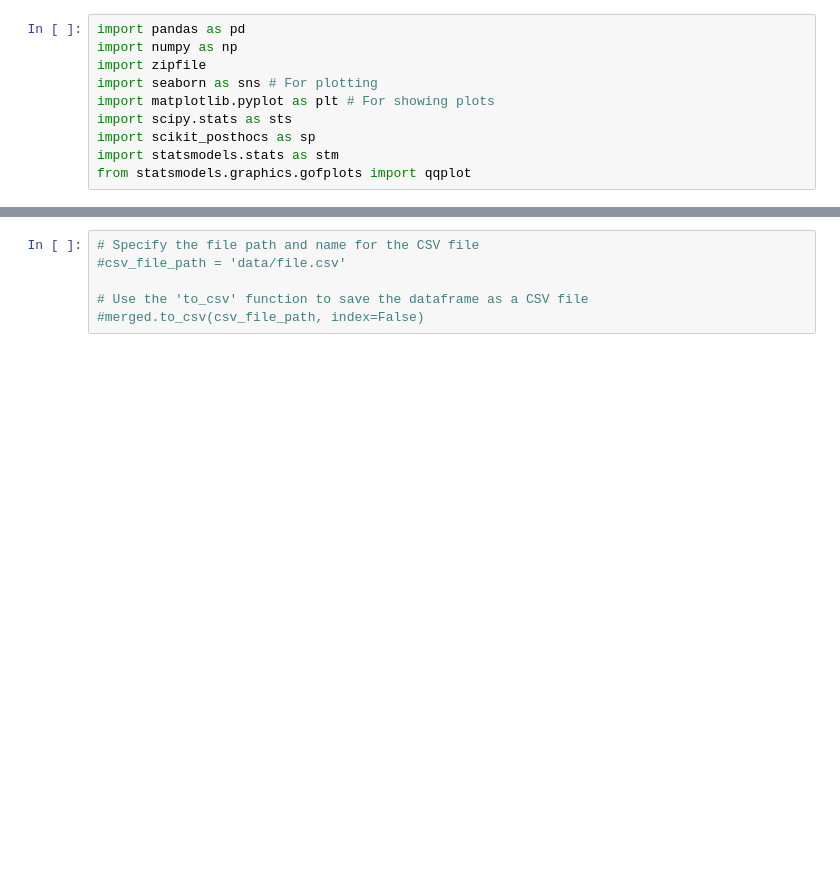
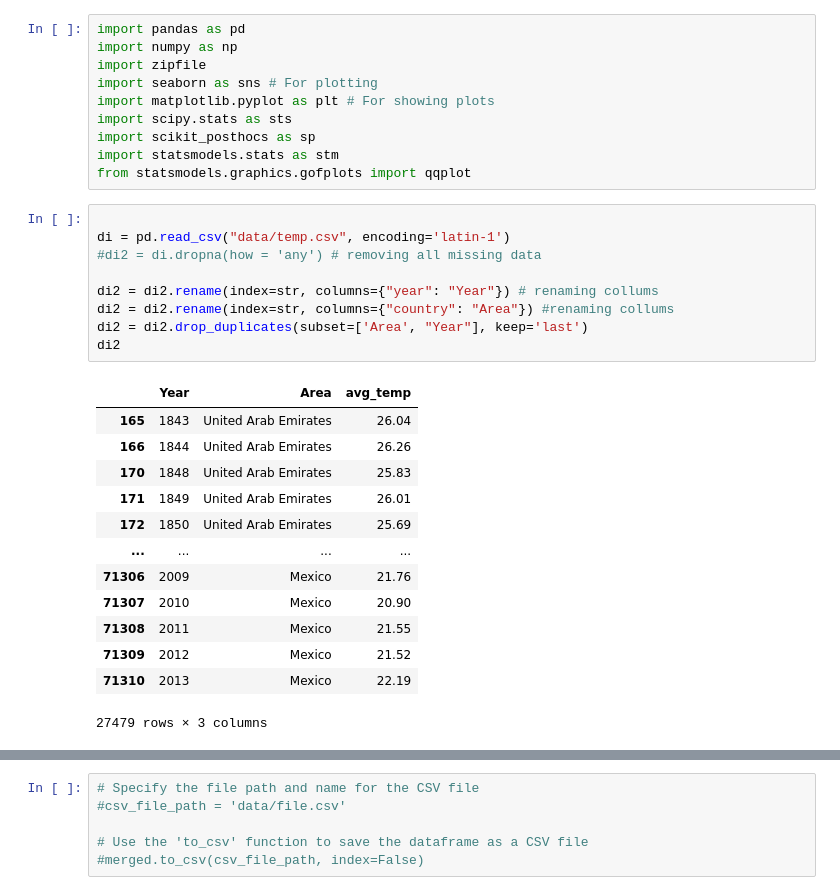
Before and after one commit to LucasJohannsenShadow/AVCD, a Jupyter notebook: Projet.ipynb, the cells around one changed output, grey strips where cells are left out. Drawn from its saved outputs; the diff is of its cells as text; blank space fills up the shorter version.

```diff
--- a/Projet.ipynb
+++ b/Projet.ipynb
@@ -8,5 +8,28 @@ import scipy.stats as sts
 import scikit_posthocs as sp
 import statsmodels.stats as stm
 from statsmodels.graphics.gofplots import qqplot
+# %%
+
+di = pd.read_csv("data/temp.csv", encoding='latin-1')
+#di2 = di.dropna(how = 'any') # removing all missing data
+
+di2 = di2.rename(index=str, columns={"year": "Year"}) # renaming collums
+di2 = di2.rename(index=str, columns={"country": "Area"}) #renaming collums
+di2 = di2.drop_duplicates(subset=['Area', "Year"], keep='last')
+di2
+# %% [output]
+|  | Year | Area | avg_temp |
+| 165 | 1843 | United Arab Emirates | 26.04 |
+| 166 | 1844 | United Arab Emirates | 26.26 |
+| 170 | 1848 | United Arab Emirates | 25.83 |
+| 171 | 1849 | United Arab Emirates | 26.01 |
+| 172 | 1850 | United Arab Emirates | 25.69 |
+| ... | ... | ... | ... |
+| 71306 | 2009 | Mexico | 21.76 |
+| 71307 | 2010 | Mexico | 20.90 |
+| 71308 | 2011 | Mexico | 21.55 |
+| 71309 | 2012 | Mexico | 21.52 |
+| 71310 | 2013 | Mexico | 22.19 |
+27479 rows × 3 columns
 # %%
 df = pd.read_csv("data/Production_Crops_Livestock_E_All_Data.csv", encoding='latin-1')
```
Also changed, not shown: parts of 1 cell of this notebook, 1 other file.
